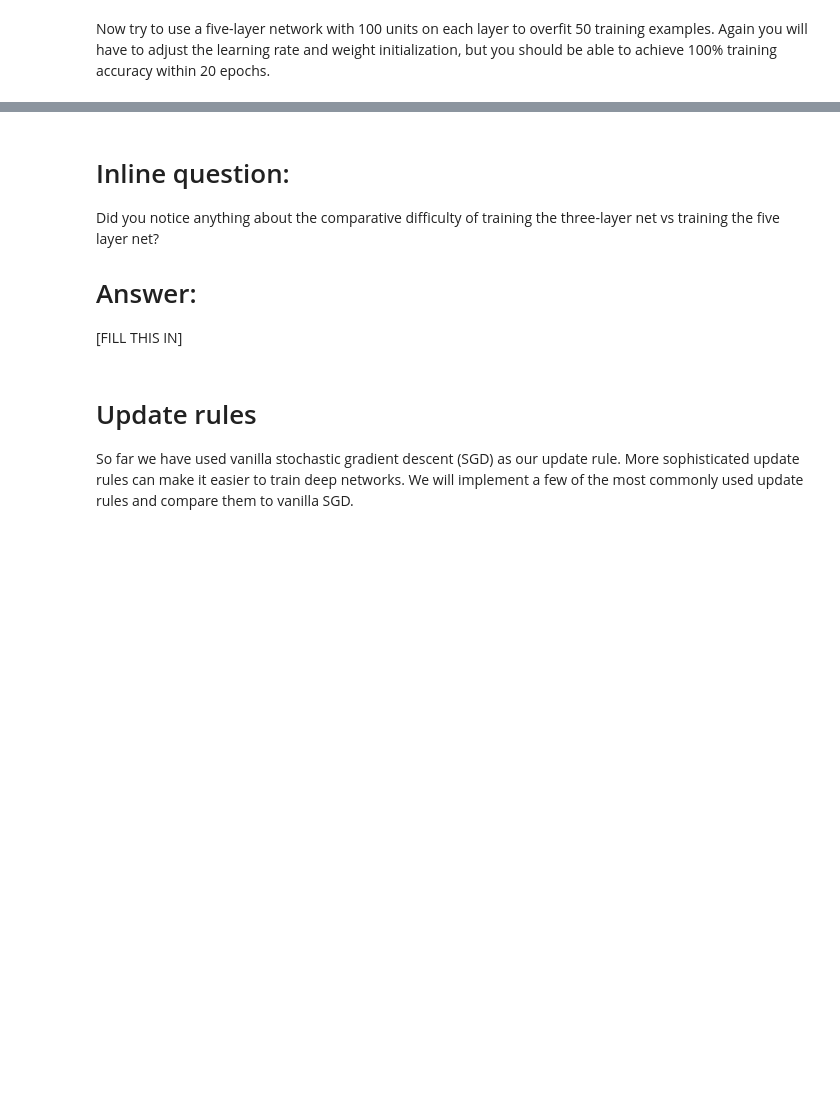
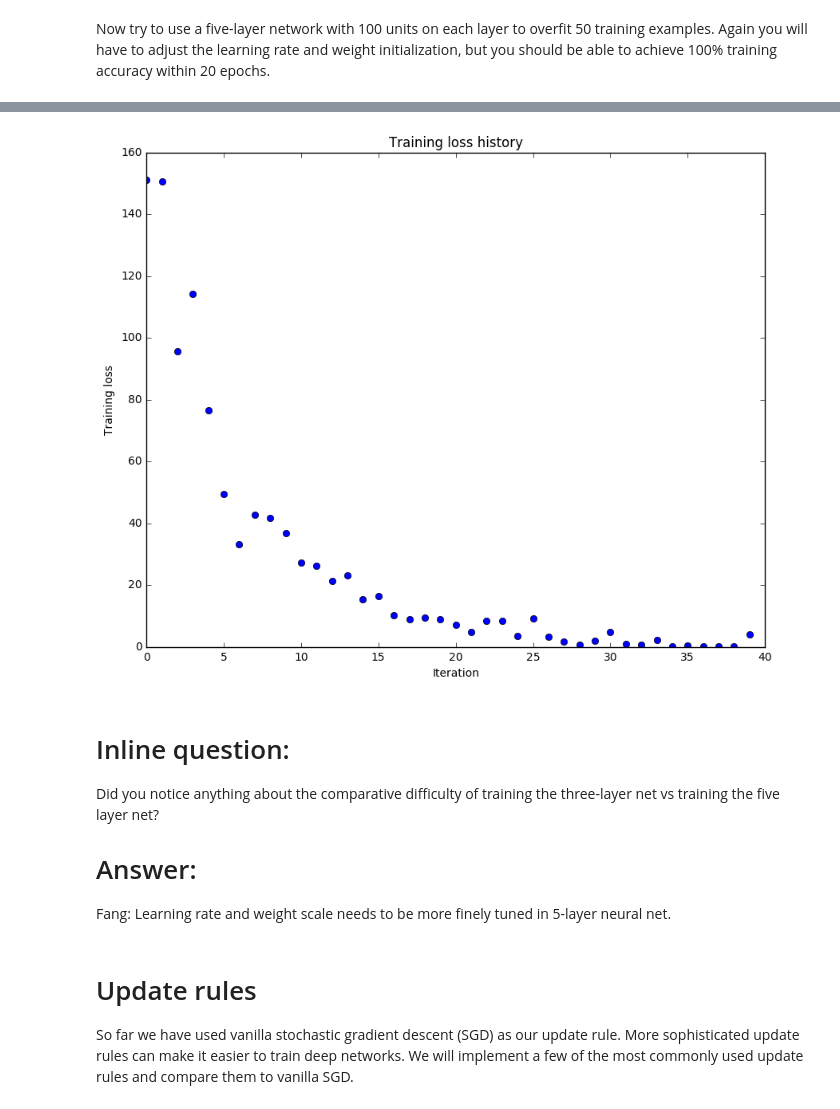
Before and after one commit to PhoenixShield/CS231n, a Jupyter notebook: assignment2/FullyConnectedNets.ipynb, the cells around one changed output, grey strips where cells are left out. Saved outputs shown, nothing was run; the diff lists cells and outputs as text; code cells hidden in the pictures; blank space fills up the shorter version.

```diff
--- a/assignment2/FullyConnectedNets.ipynb
+++ b/assignment2/FullyConnectedNets.ipynb
@@ -400,8 +485,8 @@ small_data = {
   'y_val': data['y_val'],
 }
 
-learning_rate = 1e-3
-weight_scale = 1e-5
+learning_rate = 1e-4
+weight_scale = 1e-1
 model = FullyConnectedNet([100, 100, 100, 100],
                 weight_scale=weight_scale, dtype=np.float64)
 solver = Solver(model, small_data,
@@ -418,3 +503,4 @@ plt.title('Training loss history')
 plt.xlabel('Iteration')
 plt.ylabel('Training loss')
 plt.show()
+# %% [output]
@@ -421,9 +524,10 @@ plt.show()
+[figure, added]
 # %% [markdown]
 # Inline question:
 Did you notice anything about the comparative difficulty of training the three-layer net vs training the five layer net?
 
 # Answer:
-[FILL THIS IN]
+Fang: Learning rate and weight scale needs to be more finely tuned in 5-layer neural net.
 # %% [markdown]
 # Update rules
 So far we have used vanilla stochastic gradient descent (SGD) as our update rule. More sophisticated update rules can make it easier to train deep networks. We will implement a few of the most commonly used update rules and compare them to vanilla SGD.
```
Also changed, not shown: parts of 10 cells of this notebook, 1 other file.
